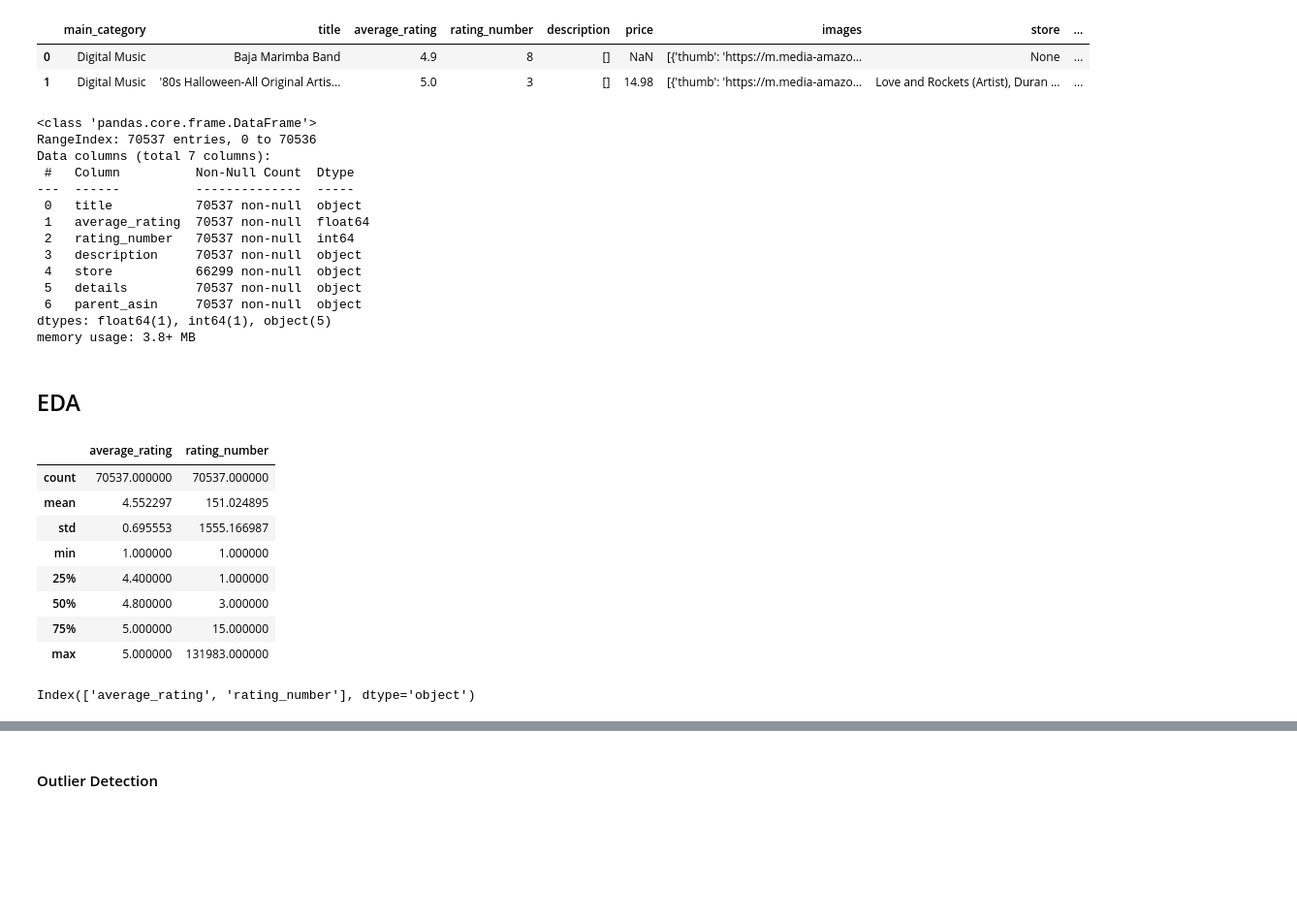
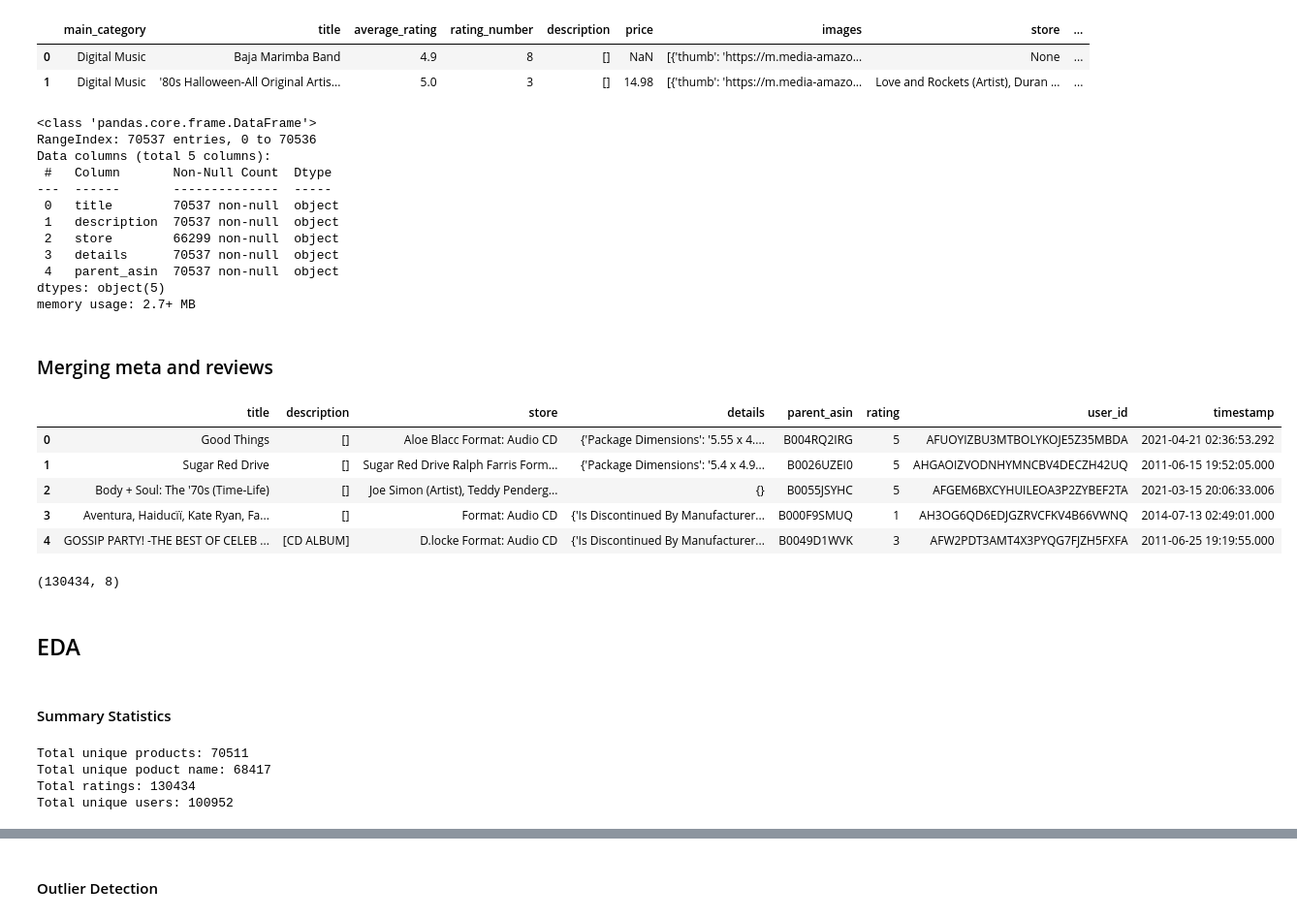
Before and after one commit to ds-edu/capstone3-recsys, a Jupyter notebook: recommender/notebooks/recsys.ipynb, the cells around one changed output, grey strips where cells are left out. Shown at 97% size. Drawn from its saved outputs; the diff is of its cells as text; code cells hidden in the pictures; blank space fills up the shorter version.

```diff
--- a/recommender/notebooks/recsys.ipynb
+++ b/recommender/notebooks/recsys.ipynb
@@ -154,39 +160,58 @@ Empty [categories] : 99.99%
 # Drop other columns that are not needed in the analysis
 # Although [store] has missing list values, it contains additional details that might be of help with the search, so we keep it for now.
 # Price is not needed for this analysis so we drop it for now.
+# average_rating and rating number can be dropped as well
 
-cols_to_drop = ['main_category', 'images', 'bought_together', 'price']
+cols_to_drop = ['main_category', 'images', 'bought_together', 'price', 'average_rating', 'rating_number']
 df_meta.drop(cols_to_drop, axis=1, inplace=True )
 df_meta.info()
 # %% [output]
 <class 'pandas.core.frame.DataFrame'>
 RangeIndex: 70537 entries, 0 to 70536
-Data columns (total 7 columns):
- #   Column          Non-Null Count  Dtype
----  ------          --------------  -----
- 0   title           70537 non-null  object
- 1   average_rating  70537 non-null  float64
- 2   rating_number   70537 non-null  int64
- 3   description     70537 non-null  object
- 4   store           66299 non-null  object
- 5   details         70537 non-null  object
- 6   parent_asin     70537 non-null  object
-dtypes: float64(1), int64(1), object(5)
-memory usage: 3.8+ MB
+Data columns (total 5 columns):
+ #   Column       Non-Null Count  Dtype
+---  ------       --------------  -----
+ 0   title        70537 non-null  object
+ 1   description  70537 non-null  object
+ 2   store        66299 non-null  object
+ 3   details      70537 non-null  object
+ 4   parent_asin  70537 non-null  object
+dtypes: object(5)
+memory usage: 2.7+ MB
+# %% [markdown]
+### Merging meta and reviews
+# %%
+df = pd.merge(df_meta, df_reviews, how='right', on='parent_asin')
+df.head()
+# %% [output]
+|  | title | description | store | details | parent_asin | rating | user_id | timestamp |
+| 0 | Good Things | [] | Aloe Blacc Format: Audio CD | {'Package Dimensions': '5.55 x 4.... | B004RQ2IRG | 5 | AFUOYIZBU3MTBOLYKOJE5Z35MBDA | 2021-04-21 02:36:53.292 |
+| 1 | Sugar Red Drive | [] | Sugar Red Drive Ralph Farris Form... | {'Package Dimensions': '5.4 x 4.9... | B0026UZEI0 | 5 | AHGAOIZVODNHYMNCBV4DECZH42UQ | 2011-06-15 19:52:05.000 |
+| 2 | Body + Soul: The '70s (Time-Life) | [] | Joe Simon (Artist), Teddy Penderg... | {} | B0055JSYHC | 5 | AFGEM6BXCYHUILEOA3P2ZYBEF2TA | 2021-03-15 20:06:33.006 |
+| 3 | Aventura, Haiducïï, Kate Ryan, Fa... | [] | Format: Audio CD | {'Is Discontinued By Manufacturer... | B000F9SMUQ | 1 | AH3OG6QD6EDJGZRVCFKV4B66VWNQ | 2014-07-13 02:49:01.000 |
+| 4 | GOSSIP PARTY! -THE BEST OF CELEB ... | [CD ALBUM] | D.locke Format: Audio CD | {'Is Discontinued By Manufacturer... | B0049D1WVK | 3 | AFW2PDT3AMT4X3PYQG7FJZH5FXFA | 2011-06-25 19:19:55.000 |
+# %%
+df.shape
+# %% [output]
+(130434, 8)
 # %% [markdown]
 ## EDA
-# %%
-df_meta.describe()
-# %% [output]
-|  | average_rating | rating_number |
-| count | 70537.000000 | 70537.000000 |
-| mean | 4.552297 | 151.024895 |
-| std | 0.695553 | 1555.166987 |
-| min | 1.000000 | 1.000000 |
-| 25% | 4.400000 | 1.000000 |
-| 50% | 4.800000 | 3.000000 |
-| 75% | 5.000000 | 15.000000 |
-| max | 5.000000 | 131983.000000 |
+# %% [markdown]
+#### Summary Statistics
 # %%
+# Info on counts
+
+n_products = df.parent_asin.nunique()
+n_titles = df.title.nunique()
+n_ratings = len(df.rating)
+n_users = df.user_id.nunique()
+
+print(f'Total unique products: {n_products}')
+print(f'Total unique poduct name: {n_titles}')
+print(f'Total ratings: {n_ratings}')
+print(f'Total unique users: {n_users}')
 # %% [output]
-Index(['average_rating', 'rating_number'], dtype='object')
+Total unique products: 70511
+Total unique poduct name: 68417
+Total ratings: 130434
+Total unique users: 100952
```
Also changed, not shown: parts of 9 cells of this notebook.
